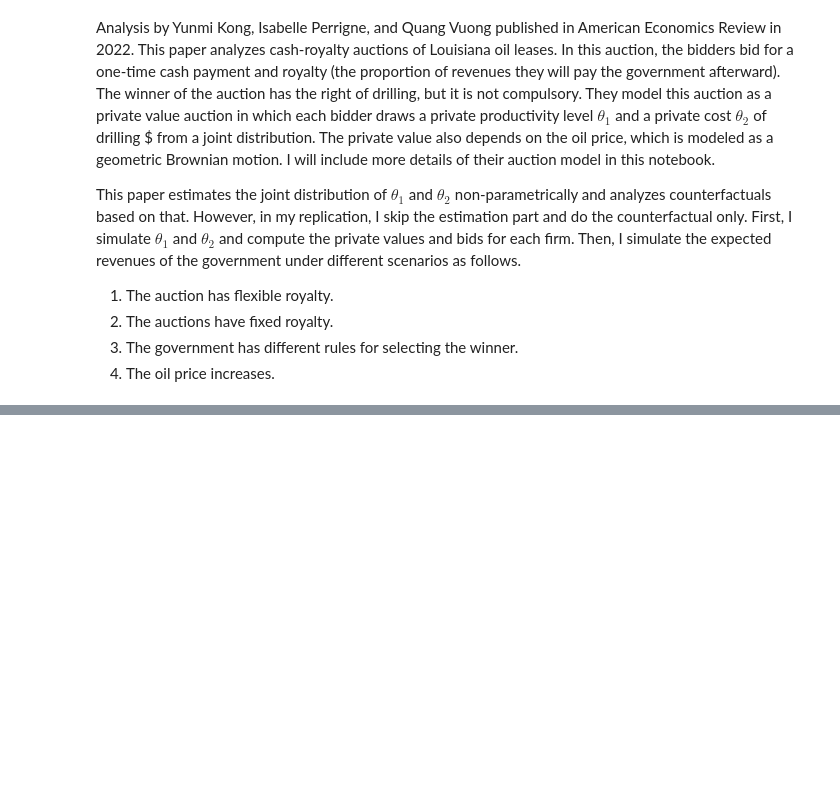
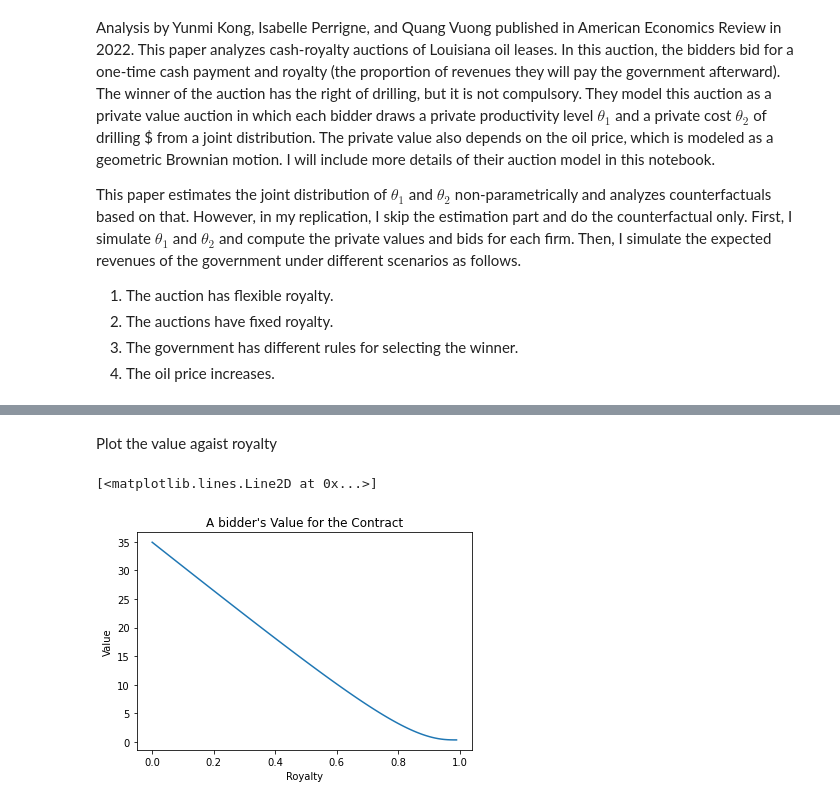
Before and after one commit to KaiKevinLiao/replication-kong2022, a Jupyter notebook: main.ipynb, the cells around one changed output, grey strips where cells are left out. Saved outputs shown, nothing was run; the diff lists cells and outputs as text; code cells hidden in the pictures; blank space fills up the shorter version.

```diff
--- a/main.ipynb
+++ b/main.ipynb
@@ -12,0 +56,27 @@ import numpy as np
+# %%
+def value(a, theta1, theta2, r, t, p, sigma):
+
+    def v(a, theta1, theta2):
+        x = (np.log((1-a) * p * theta1/theta2) + sigma**2 * t / 2) / (sigma * np.sqrt(t))
+        v = np.exp(-r*t) * ( (1-a)*p*theta1*norm.cdf(x) + sigma**2 * t / 2 - theta2*norm.cdf(x - sigma * np.sqrt(t)))
+        return v
+
+    return v(a, theta1, theta2)
+# %% [markdown]
+Plot the value agaist royalty
+# %%
+theta1 = 0.5
+theta2 = 10
+r = 0.05
+t = 3
+p = 100
+sigma=0.5
+agrids = np.arange(0, 1, 0.01)
+values = [value(a, theta1, theta2, r, t, p, sigma) for a in agrids]
+plt.title('A bidder\'s Value for the Contract')
+plt.xlabel('Royalty')
+plt.ylabel('Value')
+plt.plot(agrids, values)
+# %% [output]
+[<matplotlib.lines.Line2D at 0x...>]
+[figure, added]
```
Also changed, not shown: parts of 10 cells of this notebook, 3 other files.
